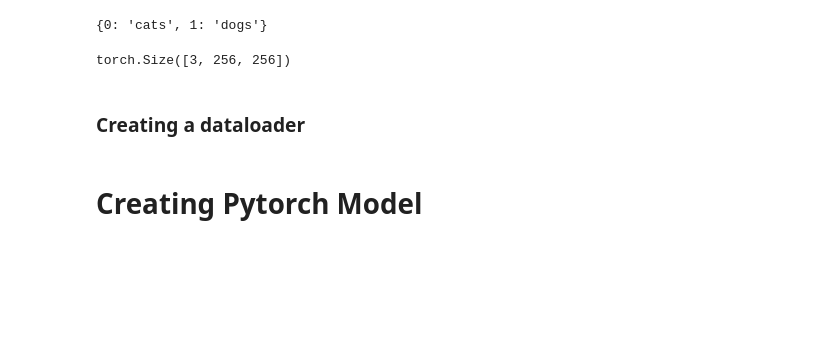
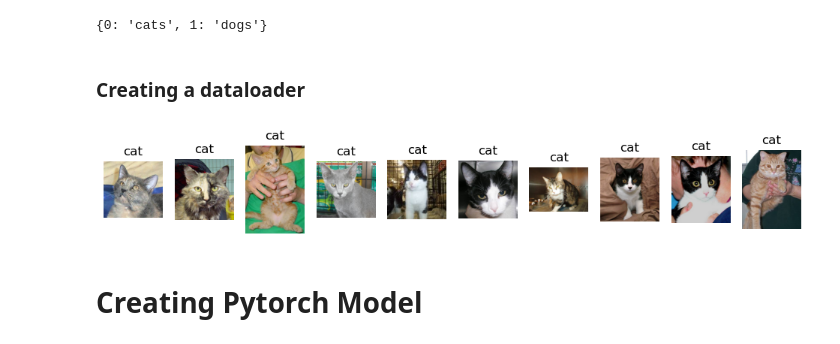
Before and after one commit to SheehanMaitra/Animal-Recognitions, a Jupyter notebook: ml/notebooks/train.ipynb, the cells around one changed output. Saved outputs shown, nothing was run; the diff lists cells and outputs as text; code cells hidden in the pictures; blank space fills up the shorter version.

```diff
--- a/ml/notebooks/train.ipynb
+++ b/ml/notebooks/train.ipynb
@@ -46,13 +51,16 @@ print(target_to_class)
 {0: 'cats', 1: 'dogs'}
 # %%
 transform = transforms.Compose([
-    transforms.Resize((256, 256)),
     transforms.ToTensor(),
+    transforms.Normalize(
+        (0.5, 0.5, 0.5),
+        (0.5, 0.5, 0.5)
+    )
 ])
 dataset = AnimalsDataset(dir, transform=transform)
 i, l = dataset[2]
 i.shape
+
+testset = AnimalsDataset(test, transform=transform)
-# %% [output]
-torch.Size([3, 256, 256])
 # %% [markdown]
  ### Creating a dataloader
@@ -61,3 +67,23 @@ dataloader = DataLoader(dataset, batch_size=32, shuffle=True)
+# %%
+trainloader = DataLoader(dataset, batch_size=16, shuffle=True)
+testloader = DataLoader(testset, batch_size=16, shuffle=False)
+
+classes = ('cat', 'dog')
+# %%
+fig, axes = plt.subplots(1, 10, figsize=(12, 3))
+size = len(dir)
+
+for i in range(10):
+    rand = random.randint(1,size -1)
+    image, label = trainloader.dataset[rand]
+    image = image.permute(1, 2, 0)
+    denormalized_image = image / 2 + 0.5
+    axes[i].imshow(denormalized_image)
+    axes[i].set_title(classes[trainloader.dataset[i][1]])
+    axes[i].axis('off')
+plt.show()
+# %% [output]
+[figure, added]
 # %% [markdown]
 # Creating Pytorch Model
 # %%
```
Also changed, not shown: parts of 4 cells of this notebook.
